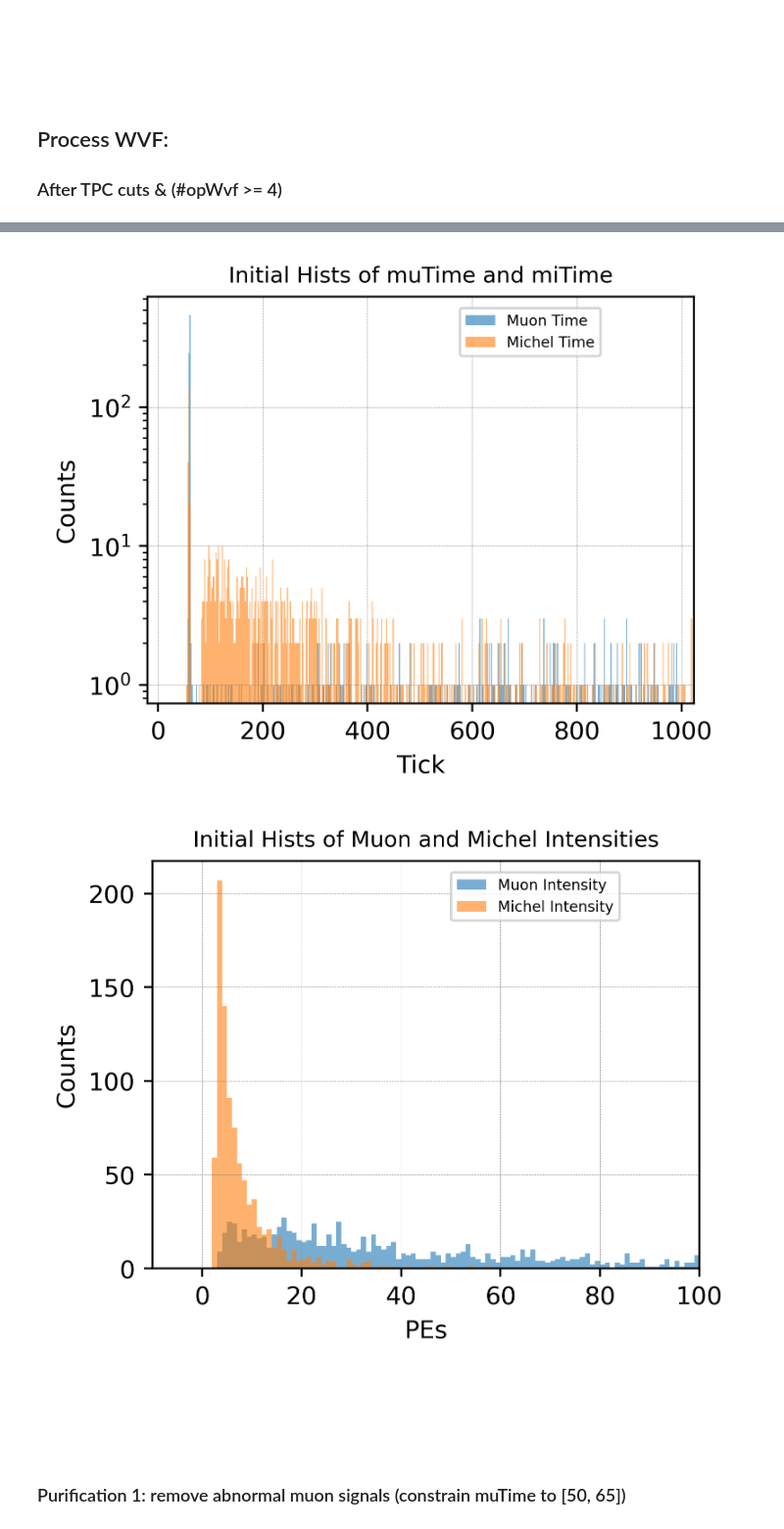
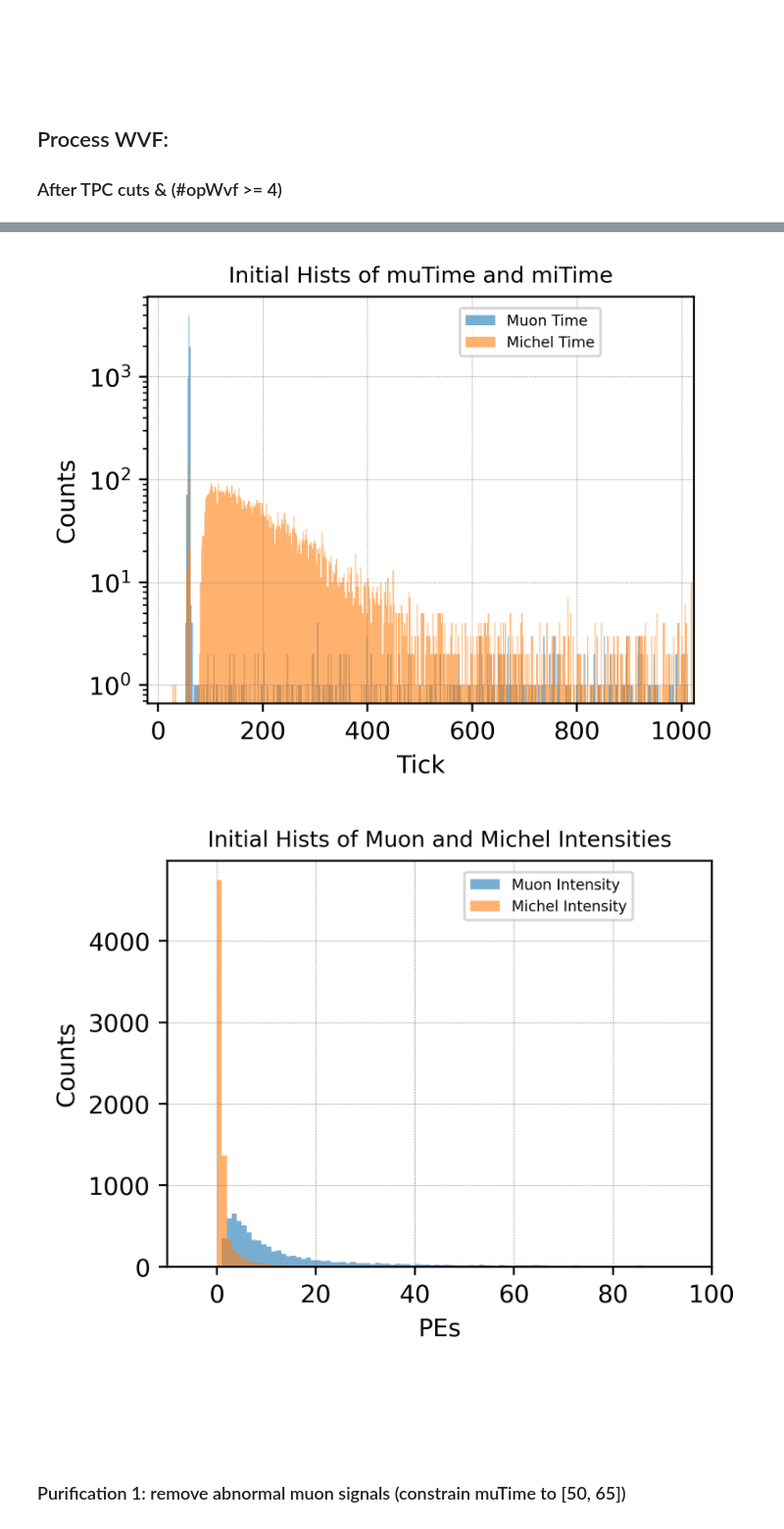
Before and after one commit to szhang17phys/analyze_pdhd_DATA_v2, a Jupyter notebook: jupyter/michel_stat/cosmicRun28116_FullRun/new20250920/pds_explore_20250920.ipynb, the cells around one changed output, grey strips where cells are left out. Shown at 98% size. Drawn from its saved outputs; the diff is of its cells as text; code cells hidden in the pictures.

```diff
--- a/jupyter/michel_stat/cosmicRun28116_FullRun/new20250920/pds_explore_20250920.ipynb
+++ b/jupyter/michel_stat/cosmicRun28116_FullRun/new20250920/pds_explore_20250920.ipynb
@@ -236,7 +236,7 @@ for ev in events_veryInitial:
     muIntensity = ev.muon_intensity
     miIntensity = ev.michel_intensity
 
-    if muIntensity > 2.8 and miIntensity > 2.8:
+    if muIntensity > 0.7 and miIntensity > -0.0:
         events_reco_initial.append(ev)
 
 print("\nDataset after initial intensity-cut----------------------")
@@ -471,7 +471,7 @@ michel_intensity = [ev.michel_intensity for ev in events_reco_initial]
 plt.figure(figsize=(4,3),dpi=400)
 
 # Example: set your bin parameters
-range_min_initial = 0
+range_min_initial = -10
 range_max_initial = 1024
 bin_width_initial = 2  # You can change this value; default: 4
 bins = np.arange(range_min_initial, range_max_initial + bin_width_initial, bin_width_initial)
@@ -491,35 +491,35 @@ plt.grid(color='gray', linestyle='--', linewidth=0.2, zorder=0)
 
 plt.show()
 
 
 
 
 #Initial Mu and Michel intensity distributions=================================================
 plt.figure(figsize=(4,3),dpi=400)
 
 # Example: set your bin parameters
 range_min_initial = 0
 range_max_initial = 100
 bin_width_initial = 1  # You can change this value
 bins = np.arange(range_min_initial, range_max_initial + bin_width_initial, bin_width_initial)
 
 # Plot histograms on the same canvas
 plt.hist(muon_intensity, bins=bins, alpha=0.6, label='Muon Intensity')
 plt.hist(michel_intensity, bins=bins, alpha=0.6, label='Michel Intensity')
 
 plt.xlabel('PEs')
 plt.ylabel('Counts')
 #plt.yscale('log')
 plt.xlim(-10, 100)
 plt.title('Initial Hists of Muon and Michel Intensities', fontsize=9)
 
 plt.legend(loc='upper center', bbox_to_anchor=(0.7, 0.99), fontsize=9, markerscale=4, ncol=1, prop={'size':6})
 plt.grid(color='gray', linestyle='--', linewidth=0.2, zorder=0)
 
 plt.show()
 # %% [output]
-[figure, old version]
+[figure, new version]
-[figure, old version]
+[figure, new version]
 # %% [markdown]
 <br />
 <br />
```
Also changed, not shown: parts of 5 cells of this notebook, 54 other files.
